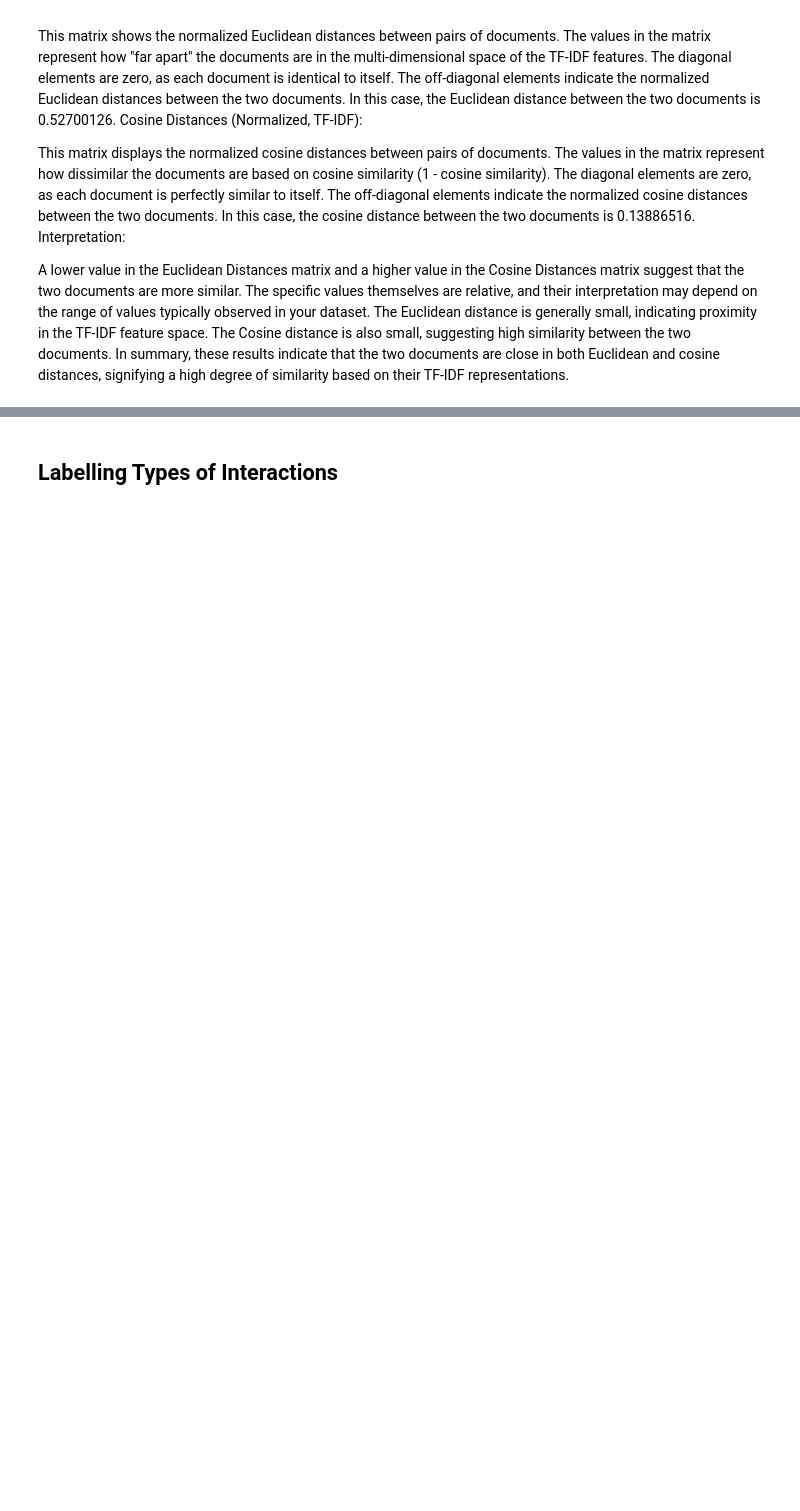
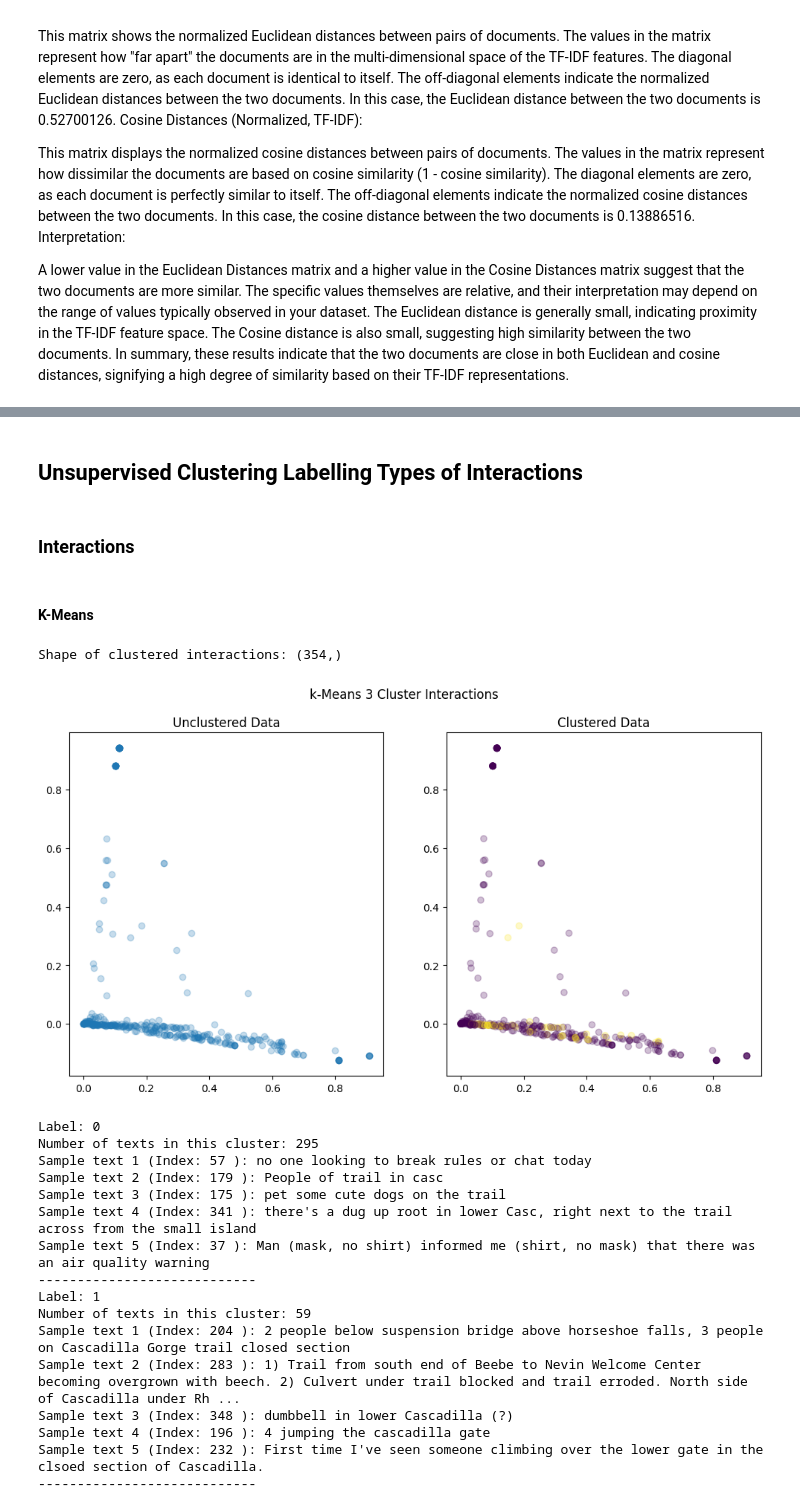
Before and after one commit to Ming-DeMers/cornell-gorges, a Jupyter notebook: Gorges_Analysis_INFO_3350_Final.ipynb, the cells around one changed output, grey strips where cells are left out. Drawn from its saved outputs; the diff is of its cells as text; code cells hidden in the pictures; blank space fills up the shorter version.

Commit message:
added clustering, some work on classification

```diff
--- a/Gorges_Analysis_INFO_3350_Final.ipynb
+++ b/Gorges_Analysis_INFO_3350_Final.ipynb
@@ -375,13 +401,13 @@ Average sentiment: -0.48878837209302345
 # %% [markdown]
 ## Euclidean Differences
 # %%
-vectorizer = TfidfVectorizer(stop_words='english', norm='l2', use_idf=False)
+tfidf_vectorizer = TfidfVectorizer(stop_words='english', norm='l2', use_idf=False)
 
 # extract out only the messages of log
 inter_obsv_tokens = [inter_tokens, obsv_tokens]
 
 # features = vectorizer.fit_transform(inter_obsv_tokens)
-features = vectorizer.fit_transform([str(x) for x in inter_obsv_tokens])
+features = tfidf_vectorizer.fit_transform([str(x) for x in inter_obsv_tokens])
 
 
 print('Matrix shape:', features.shape)
@@ -445,3 +471,3 @@ print(steward_log[1])
 ['lots', 'of', 'commencement', 'direction', 'questions']
 # %% [markdown]
-## Labelling Types of Interactions
+## Unsupervised Clustering Labelling Types of Interactions
@@ -447,0 +518,37 @@ print(steward_log[1])
+# %% [markdown]
+### Interactions
+# %% [markdown]
+#### K-Means
+# %%
+# k-Means clustering with n_clusters = 2
+inter = []
+for interaction in interactions:
+  inter.append(interaction['msg'])
+
+inter_tokens = tfidf_vectorizer.fit_transform(inter)
+
+
+inter_pred_2 = KMeans(n_clusters=2, n_init='auto').fit_predict(inter_tokens)
+print("Shape of clustered interactions:", inter_pred_2.shape)
+plot_compare(inter_tokens, inter_pred_2, "k-Means 3 Cluster Interactions", alpha = 0.25)
+
+pull_samples(inter, inter_pred_2, 5)
+# %% [output]
+Shape of clustered interactions: (354,)
+[figure, added]
+Label: 0
+Number of texts in this cluster: 295
+Sample text 1 (Index: 57 ): no one looking to break rules or chat today
+Sample text 2 (Index: 179 ): People of trail in casc
+Sample text 3 (Index: 175 ): pet some cute dogs on the trail
+Sample text 4 (Index: 341 ): there's a dug up root in lower Casc, right next to the trail across from the small island
+Sample text 5 (Index: 37 ): Man (mask, no shirt) informed me (shirt, no mask) that there was an air quality warning
+----------------------------
+Label: 1
+Number of texts in this cluster: 59
+Sample text 1 (Index: 204 ): 2 people below suspension bridge above horseshoe falls, 3 people on Cascadilla Gorge trail closed section
+Sample text 2 (Index: 283 ): 1) Trail from south end of Beebe to Nevin Welcome Center becoming overgrown with beech. 2) Culvert under trail blocked and trail erroded. North side of Cascadilla under Rh ...
+Sample text 3 (Index: 348 ): dumbbell in lower Cascadilla (?)
+Sample text 4 (Index: 196 ): 4 jumping the cascadilla gate
+Sample text 5 (Index: 232 ): First time I've seen someone climbing over the lower gate in the clsoed section of Cascadilla.
+----------------------------
```
Also changed, not shown: parts of 19 cells of this notebook.
